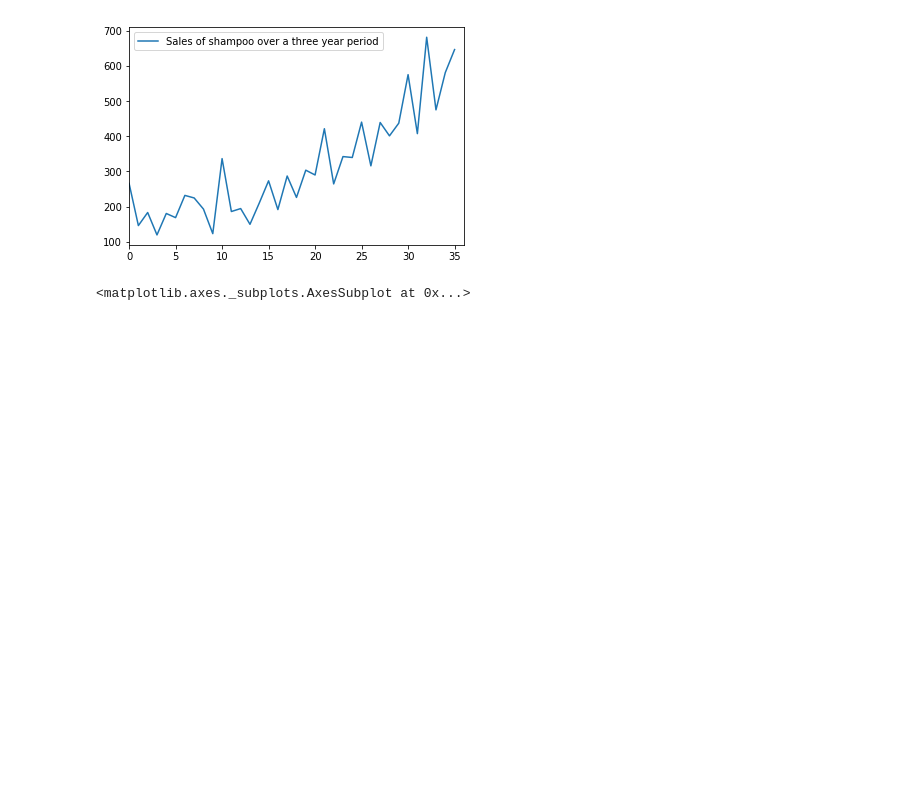
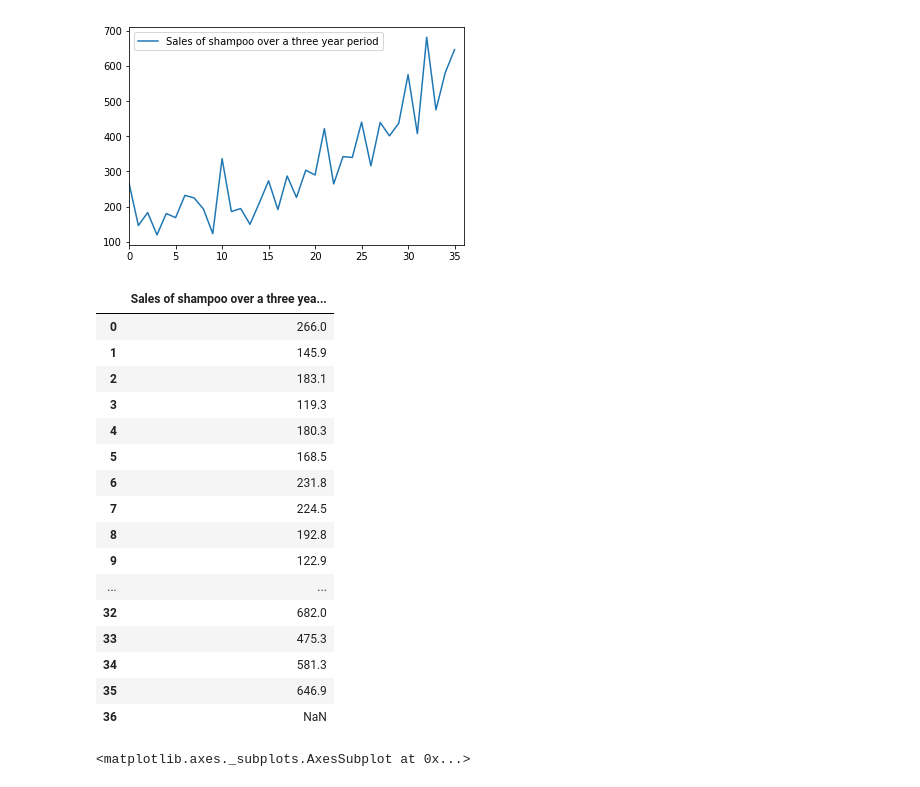
Before and after one commit to Yee-Brian14/nyc-mhtn-ds-071519-lectures, a Jupyter notebook: week-8/time_series/Time Series Modeling (Part 2)/Modeling Time Series.ipynb, the cells around one changed output. Saved outputs shown, nothing was run; the diff lists cells and outputs as text; code cells hidden in the pictures; blank space fills up the shorter version.

```diff
--- a/week-8/time_series/Time Series Modeling (Part 2)/Modeling Time Series.ipynb
+++ b/week-8/time_series/Time Series Modeling (Part 2)/Modeling Time Series.ipynb
@@ -65,6 +65,26 @@ shampoo.plot()
 # %% [output]
 <matplotlib.axes._subplots.AxesSubplot at 0x...>
 [figure]
+# %%
+shampoo
+# %% [output]
+|  | Sales of shampoo over a three yea... |
+| 0 | 266.0 |
+| 1 | 145.9 |
+| 2 | 183.1 |
+| 3 | 119.3 |
+| 4 | 180.3 |
+| 5 | 168.5 |
+| 6 | 231.8 |
+| 7 | 224.5 |
+| 8 | 192.8 |
+| 9 | 122.9 |
+| ... | ... |
+| 32 | 682.0 |
+| 33 | 475.3 |
+| 34 | 581.3 |
+| 35 | 646.9 |
+| 36 | NaN |
 # %%
 #get differenced values
 diff = shampoo.diff().rename(index=str, columns={"Sales of shampoo over a three year period": "Differenced Observations"})
```
